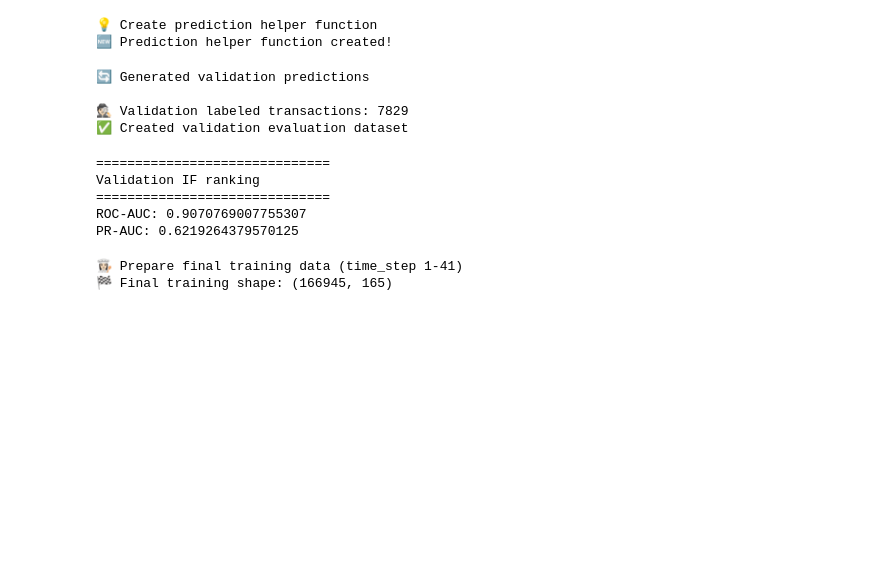
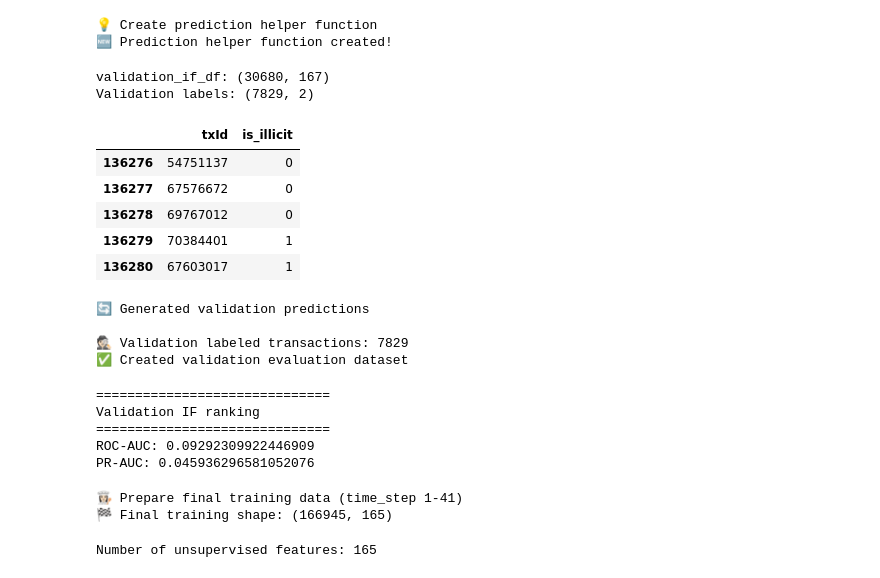
Before and after one commit to IIIAMAH3/AML-Blockchain-Monitoring-System, a Jupyter notebook: notebooks/03_training.ipynb, the cells around one changed output. Cells and saved outputs as stored; diff of their text form; code cells hidden in the pictures; blank space fills up the shorter version.

```diff
--- a/notebooks/03_training.ipynb
+++ b/notebooks/03_training.ipynb
@@ -147,6 +613,57 @@ print("🆕 Prediction helper function created!")
 # %% [output]
 💡 Create prediction helper function
 🆕 Prediction helper function created!
+# %%
+# ============================================================
+# PREPARE VALIDATION METADATA FOR IF PREDICTIONS
+# ============================================================
+
+validation_if_df = (
+    unsupervised_full_df[
+        (unsupervised_full_df["time_step"] >= 35) &
+        (unsupervised_full_df["time_step"] <= 41)
+    ]
+    .copy()
+)
+
+
+print(
+    "validation_if_df:",
+    validation_if_df.shape
+)
+
+validation_if_df.head()
+
+# ============================================================
+# PREPARE VALIDATION LABELS FOR IF EVALUATION
+# ============================================================
+
+validation_labels_if = (
+    random_forest_df[
+        (random_forest_df["time_step"] >= 35) &
+        (random_forest_df["time_step"] <= 41)
+    ][
+        ["txId", "is_illicit"]
+    ]
+    .copy()
+)
+
+
+print(
+    "Validation labels:",
+    validation_labels_if.shape
+)
+
+validation_labels_if.head()
+# %% [output]
+validation_if_df: (30680, 167)
+Validation labels: (7829, 2)
+|  | txId | is_illicit |
+| 136276 | 54751137 | 0 |
+| 136277 | 67576672 | 0 |
+| 136278 | 69767012 | 0 |
+| 136279 | 70384401 | 1 |
+| 136280 | 67603017 | 1 |
 # %%
 val_predictions_df = create_if_predictions(
     if_model,
@@ -180,7 +697,7 @@ print("✅ Created validation evaluation dataset")
 # %%
 y_true = val_eval_df["is_illicit"]
 
-y_score = val_eval_df["if_score"]
+y_score = val_eval_df["anomaly_score"]
 
 
 print("==============================")
@@ -208,8 +725,8 @@ print(
 ==============================
 Validation IF ranking
 ==============================
-ROC-AUC: 0.9070769007755307
-PR-AUC: 0.6219264379570125
+ROC-AUC: 0.09292309922446909
+PR-AUC: 0.045936296581052076
 # %%
 print("👩🏻‍🍳 Prepare final training data (time_step 1-41)")
 X_train_if_full = (
@@ -229,3 +746,21 @@ print(
 # %% [output]
 👩🏻‍🍳 Prepare final training data (time_step 1-41)
 🏁 Final training shape: (166945, 165)
+# %%
+# ============================================================
+# DEFINE UNSUPERVISED FEATURE COLUMNS
+# ============================================================
+
+feature_columns_unsupervised = [
+    col
+    for col in unsupervised_full_df.columns
+    if col not in ["txId", "time_step"]
+]
+
+
+print(
+    "Number of unsupervised features:",
+    len(feature_columns_unsupervised)
+)
+# %% [output]
+Number of unsupervised features: 165
```
Also changed, not shown: parts of 28 cells of this notebook, 15 other files.
